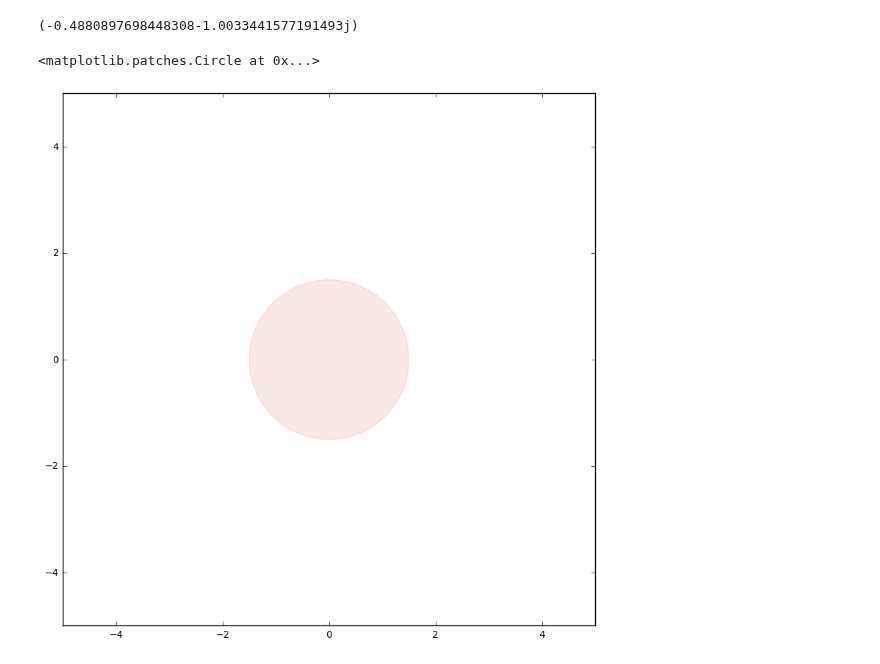
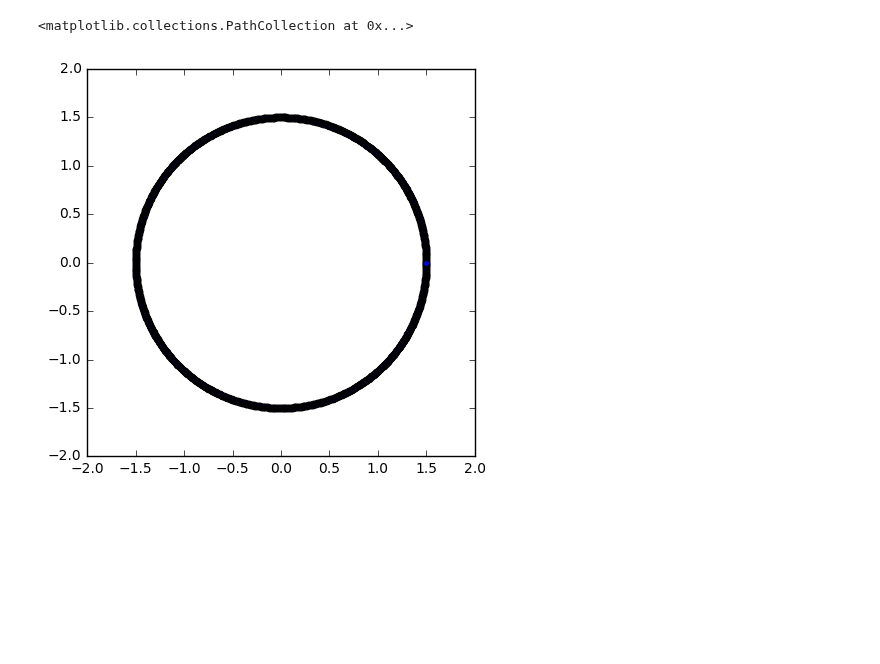
Before and after one commit to iamisrapel/MAE6226, a Jupyter notebook: 06_assignment.ipynb, the cells around one changed output. Saved outputs shown, nothing was run; the diff lists cells and outputs as text; code cells hidden in the pictures; blank space fills up the shorter version.

```diff
--- a/06_assignment.ipynb
+++ b/06_assignment.ipynb
@@ -18,5 +6 @@ complex
-# %%
-(7.51-9.15j)/(4.43+9.64j)
-# %% [output]
-(-0.4880897698448308-1.0033441577191493j)
 # %%
@@ -33,16 +14,10 @@ from matplotlib import pyplot
-# %%
-pyplot.figure(figsize=(10,10))
-pyplot.xlim(-5,5)
-pyplot.ylim(-5,5)
-
-
-circle = pyplot.Circle((0, 0), radius=1.5, color='#CD2305', alpha=0.1)
-pyplot.gca().add_patch(circle)
-# %% [output]
-<matplotlib.patches.Circle at 0x...>
-[figure, removed]
 # %%
 theta = numpy.linspace(0,2*math.pi,1000)
 R = 1.5
 x_circle = R*numpy.cos(theta)
 y_circle = R*numpy.sin(theta)
+pyplot.figure(figsize=(5,5))
+pyplot.scatter(x_circle,y_circle)
+# %% [output]
+<matplotlib.collections.PathCollection at 0x...>
+[figure, added]
```
Also changed, not shown: parts of 17 cells of this notebook.
